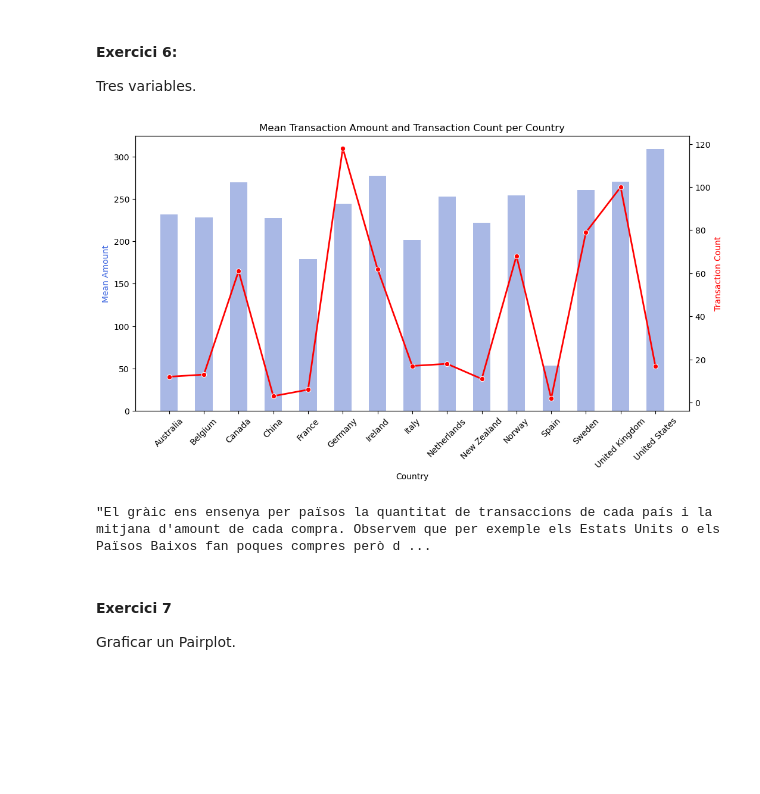
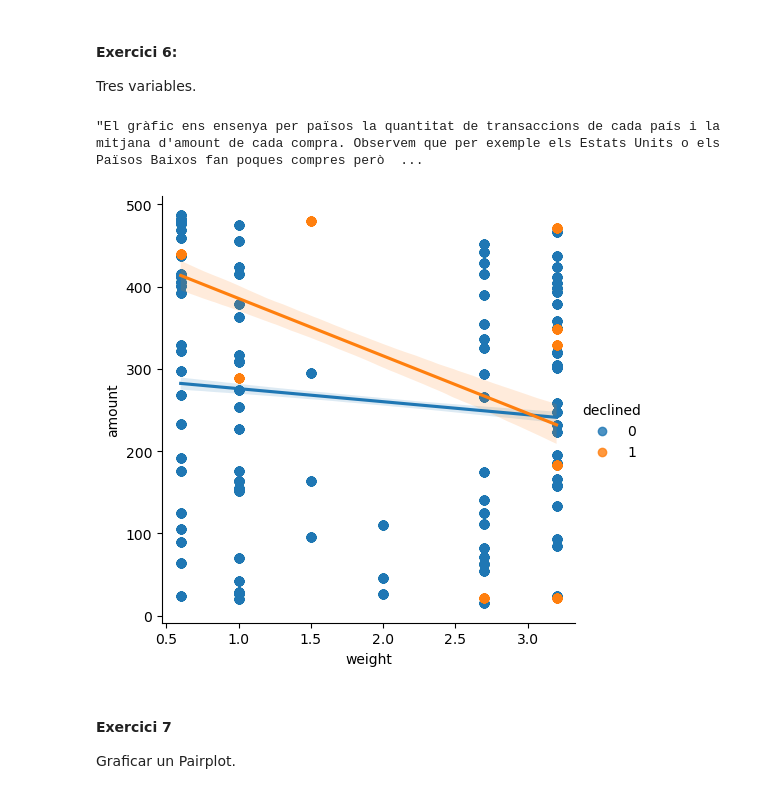
Before and after one commit to aleix-gb/Aleix-Gabarro-sprints, a Jupyter notebook: Sprint 8/Sprint 8.ipynb, the cells around one changed output. Saved outputs shown, nothing was run; the diff lists cells and outputs as text; code cells hidden in the pictures; blank space fills up the shorter version.

```diff
--- a/Sprint 8/Sprint 8.ipynb
+++ b/Sprint 8/Sprint 8.ipynb
@@ -209,35 +203,42 @@ Tres variables.
 # %%
 import pandas as pd
 import matplotlib.pyplot as plt
 import seaborn as sns
 
-taula3 = pd.merge(dataframes["transactions"], dataframes["companies"], right_on = "company_id", left_on = "business_id")
+#taula3 = pd.merge(dataframes["transactions"], dataframes["companies"], right_on = "company_id", left_on = "business_id")
 
-country_stats = taula3.groupby("country").agg(           #l'agg és per agregar diverses variables
-    mean_amount=("amount", "mean"), #l'estructura és: columna, aggregate_function
+taula3 = pd.merge(dataframes["transactions"], dataframes["trasac_products"], right_on = "product_id", left_on = "product_ids")
+taula4 = pd.merge(taula3, dataframes["products"], left_on="product_id", right_on="id")
+
+sns.lmplot(data=taula4, x="weight", y="amount", hue="declined")
+
+
+
+"""country_stats = taula3.groupby("country").agg(           #l'agg és per agregar diverses variables
+    mean_amount=("amount", "mean"),      #l'estructura és: columna, aggregate_function
     transaction_count=("id", "count")
 ).reset_index() # el reset_index fa que el groupby torni a ser un dataframe
 
 fig, ax1 = plt.subplots(figsize=(12, 6)) #crea el primer gràfic
 
-sns.barplot(x="country", y="mean_amount", data=country_stats, ax=ax1, color="royalblue", alpha=0.5, width=0.5) #introduïm les variables del barchart. ax=ax1 especifica que aquest barchart és pel primer gràfic
+sns.barplot(x="country", y="mean_amount", data=country_stats, ax=ax1, color="blue", alpha=0.5, width=0.5) #introduïm les variables del barchart. ax=ax1 especifica que aquest barchart és pel primer gràfic
 
 ax2 = ax1.twinx()  #Creem un segon eix y a la dreta -- twinx() la x de la funció ens diu que les dues variables comparteixen l'eix x.si fos twiny() compartirien eix y
 sns.lineplot(x="country", y="transaction_count", data=country_stats, ax=ax2, color="red", marker="o", linewidth=2) #variables del segon gràfic
 
 ax1.set_xlabel("Country")
-ax1.set_ylabel("Mean Amount", color="royalblue")
+ax1.set_ylabel("Mean Amount", color="blue")
 ax2.set_ylabel("Transaction Count", color="red")
 ax1.set_title("Mean Transaction Amount and Transaction Count per Country")
 
 ax1.tick_params(axis='x', rotation=45) # Rotar els label de l'eix x
 
 plt.show()
-
-"""El gràic ens ensenya per països la quantitat de transaccions de cada país i la mitjana d'amount de cada compra. Observem que per exemple els Estats Units o els Països Baixos fan poques compres però d'imports molt elevats"""
+"""
+"""El gràfic ens ensenya per països la quantitat de transaccions de cada país i la mitjana d'amount de cada compra. Observem que per exemple els Estats Units o els Països Baixos fan poques compres però d'imports molt elevats"""
 # %% [output]
+"El gràfic ens ensenya per països la quantitat de transaccions de cada país i la mitjana d'amount de cada compra. Observem que per exemple els Estats Units o els Països Baixos fan poques compres però  ...
-[figure, old version]
+[figure, new version]
-"El gràic ens ensenya per països la quantitat de transaccions de cada país i la mitjana d'amount de cada compra. Observem que per exemple els Estats Units o els Països Baixos fan poques compres però d ...
 # %% [markdown]
 #### Exercici 7
 Graficar un Pairplot.
```
Also changed, not shown: parts of 13 cells of this notebook.
